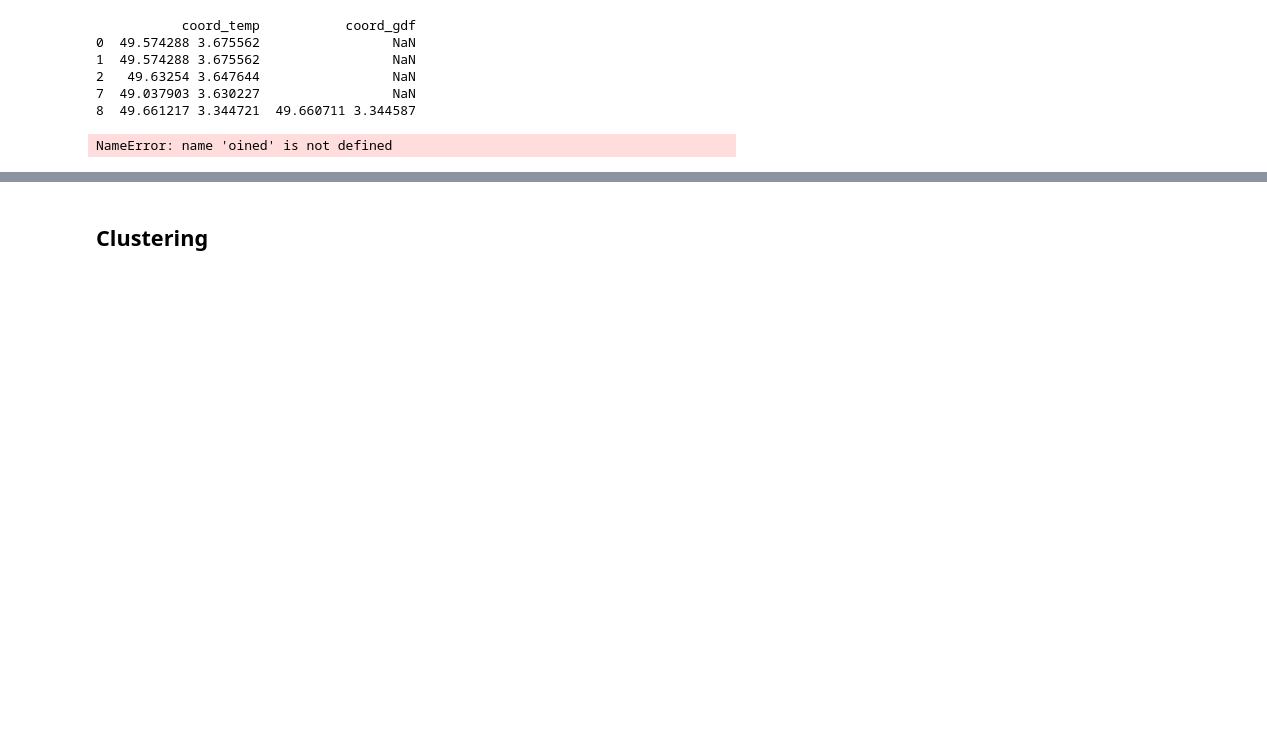
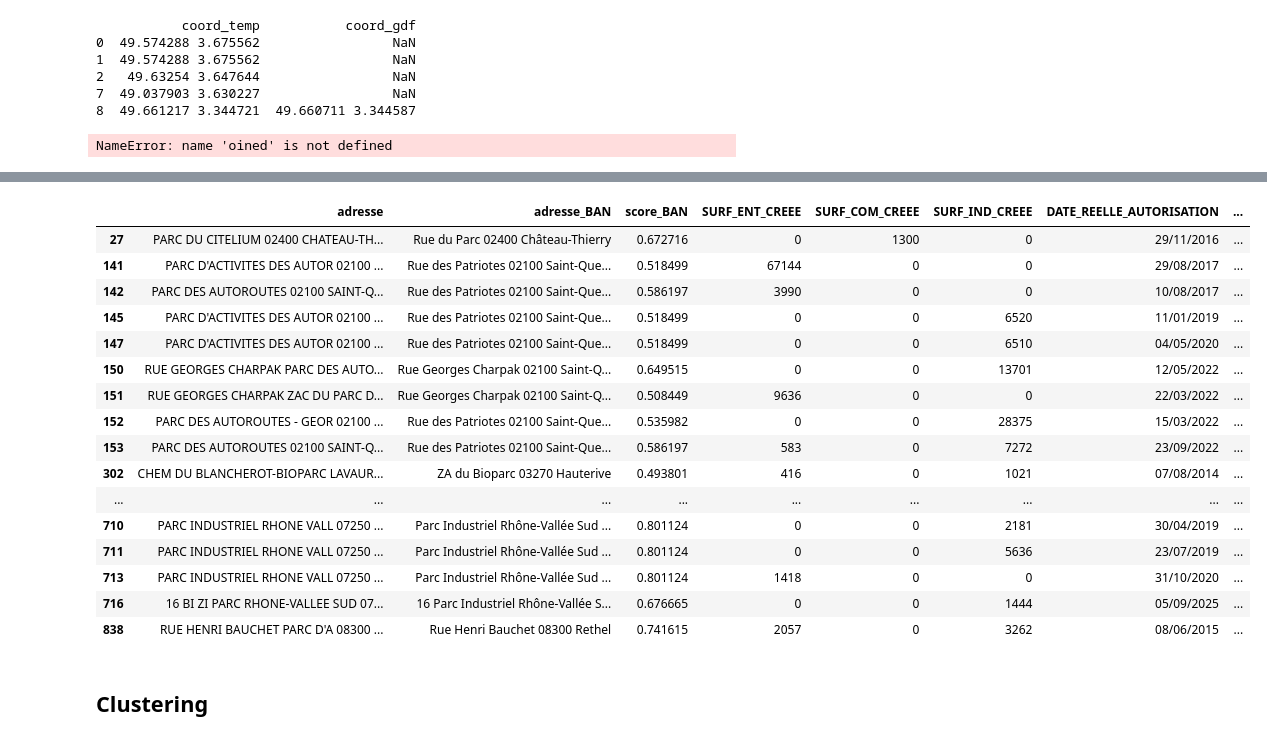
Before and after one commit to xdalp/projet3A, a Jupyter notebook: stat_desc.ipynb, the cells around one changed output, grey strips where cells are left out. Saved outputs shown, nothing was run; the diff lists cells and outputs as text; code cells hidden in the pictures; blank space fills up the shorter version.

Commit message:
Sitadel traitement "ZONES/PARCS"

```diff
--- a/stat_desc.ipynb
+++ b/stat_desc.ipynb
@@ -938,3 +1009,27 @@ NameError: name 'oined' is not defined
+# %%
+df1000[df1000["adresse"].str.contains("PARC", case=False, na=False)][
+    ["adresse","adresse_BAN","score_BAN","SURF_ENT_CREEE","SURF_COM_CREEE",
+     "SURF_IND_CREEE","DATE_REELLE_AUTORISATION","DATE_REELLE_DOC",
+     "DATE_REELLE_DAACT"]
+].head(30)
+# %% [output]
+|  | adresse | adresse_BAN | score_BAN | SURF_ENT_CREEE | SURF_COM_CREEE | SURF_IND_CREEE | DATE_REELLE_AUTORISATION | ... |
+| 27 | PARC DU CITELIUM 02400 CHATEAU-TH... | Rue du Parc 02400 Château-Thierry | 0.672716 | 0 | 1300 | 0 | 29/11/2016 | ... |
+| 141 | PARC D'ACTIVITES DES AUTOR 02100 ... | Rue des Patriotes 02100 Saint-Que... | 0.518499 | 67144 | 0 | 0 | 29/08/2017 | ... |
+| 142 | PARC DES AUTOROUTES 02100 SAINT-Q... | Rue des Patriotes 02100 Saint-Que... | 0.586197 | 3990 | 0 | 0 | 10/08/2017 | ... |
+| 145 | PARC D'ACTIVITES DES AUTOR 02100 ... | Rue des Patriotes 02100 Saint-Que... | 0.518499 | 0 | 0 | 6520 | 11/01/2019 | ... |
+| 147 | PARC D'ACTIVITES DES AUTOR 02100 ... | Rue des Patriotes 02100 Saint-Que... | 0.518499 | 0 | 0 | 6510 | 04/05/2020 | ... |
+| 150 | RUE GEORGES CHARPAK PARC DES AUTO... | Rue Georges Charpak 02100 Saint-Q... | 0.649515 | 0 | 0 | 13701 | 12/05/2022 | ... |
+| 151 | RUE GEORGES CHARPAK ZAC DU PARC D... | Rue Georges Charpak 02100 Saint-Q... | 0.508449 | 9636 | 0 | 0 | 22/03/2022 | ... |
+| 152 | PARC DES AUTOROUTES - GEOR 02100 ... | Rue des Patriotes 02100 Saint-Que... | 0.535982 | 0 | 0 | 28375 | 15/03/2022 | ... |
+| 153 | PARC DES AUTOROUTES 02100 SAINT-Q... | Rue des Patriotes 02100 Saint-Que... | 0.586197 | 583 | 0 | 7272 | 23/09/2022 | ... |
+| 302 | CHEM DU BLANCHEROT-BIOPARC LAVAUR... | ZA du Bioparc 03270 Hauterive | 0.493801 | 416 | 0 | 1021 | 07/08/2014 | ... |
+| ... | ... | ... | ... | ... | ... | ... | ... | ... |
+| 710 | PARC INDUSTRIEL RHONE VALL 07250 ... | Parc Industriel Rhône-Vallée Sud ... | 0.801124 | 0 | 0 | 2181 | 30/04/2019 | ... |
+| 711 | PARC INDUSTRIEL RHONE VALL 07250 ... | Parc Industriel Rhône-Vallée Sud ... | 0.801124 | 0 | 0 | 5636 | 23/07/2019 | ... |
+| 713 | PARC INDUSTRIEL RHONE VALL 07250 ... | Parc Industriel Rhône-Vallée Sud ... | 0.801124 | 1418 | 0 | 0 | 31/10/2020 | ... |
+| 716 | 16 BI ZI PARC RHONE-VALLEE SUD 07... | 16 Parc Industriel Rhône-Vallée S... | 0.676665 | 0 | 0 | 1444 | 05/09/2025 | ... |
+| 838 | RUE HENRI BAUCHET PARC D'A 08300 ... | Rue Henri Bauchet 08300 Rethel | 0.741615 | 2057 | 0 | 3262 | 08/06/2015 | ... |
 # %% [markdown]
 ## Clustering
 # %%
```
Also changed, not shown: parts of 3 cells of this notebook, 2 other files.
